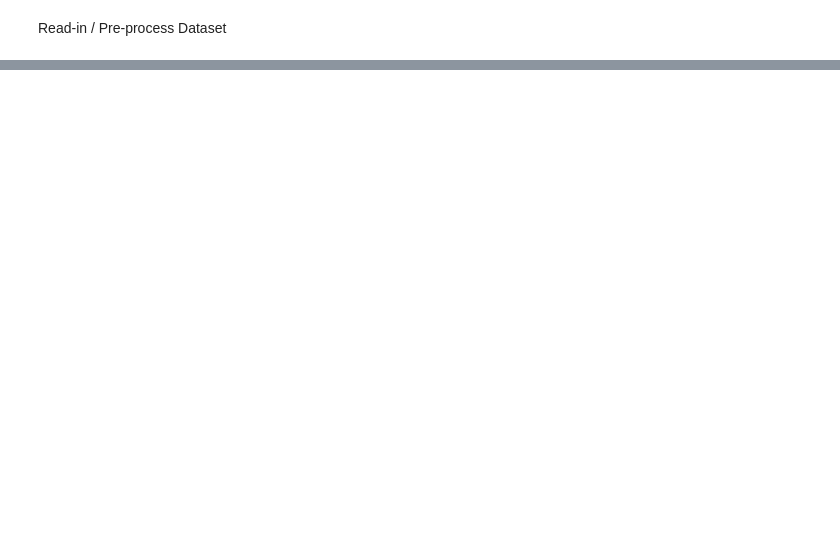
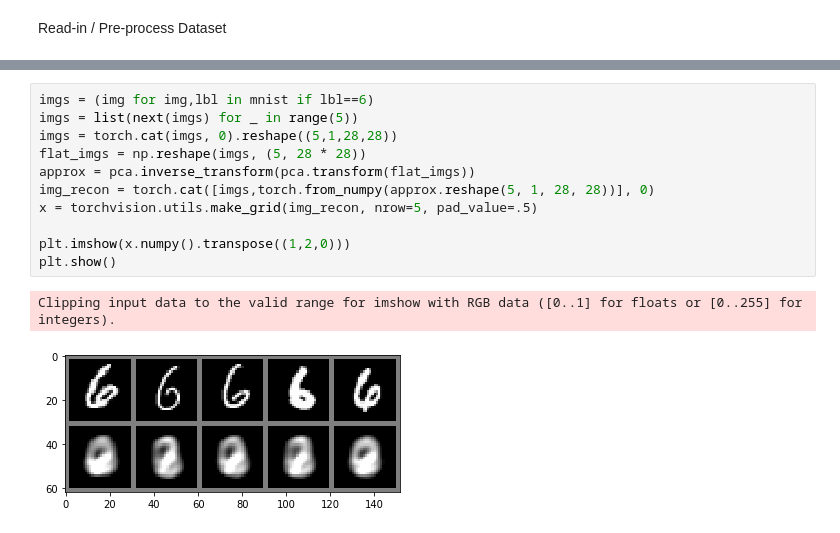
Before and after one commit to cliu-15/R250-Autoencoders-czl22, a Jupyter notebook: AE_Project.ipynb, the cells around one changed output, grey strips where cells are left out. Drawn from its saved outputs; the diff is of its cells as text; blank space fills up the shorter version.

```diff
--- a/AE_Project.ipynb
+++ b/AE_Project.ipynb
@@ -51,0 +156,14 @@ PCA background:
+# %%
+imgs = (img for img,lbl in mnist if lbl==6)
+imgs = list(next(imgs) for _ in range(5))
+imgs = torch.cat(imgs, 0).reshape((5,1,28,28))
+flat_imgs = np.reshape(imgs, (5, 28 * 28))
+approx = pca.inverse_transform(pca.transform(flat_imgs))
+img_recon = torch.cat([imgs,torch.from_numpy(approx.reshape(5, 1, 28, 28))], 0)
+x = torchvision.utils.make_grid(img_recon, nrow=5, pad_value=.5)
+
+plt.imshow(x.numpy().transpose((1,2,0)))
+plt.show()
+# %% [output]
+Clipping input data to the valid range for imshow with RGB data ([0..1] for floats or [0..255] for integers).
+[figure, added]
```
Also changed, not shown: parts of 71 cells of this notebook.
